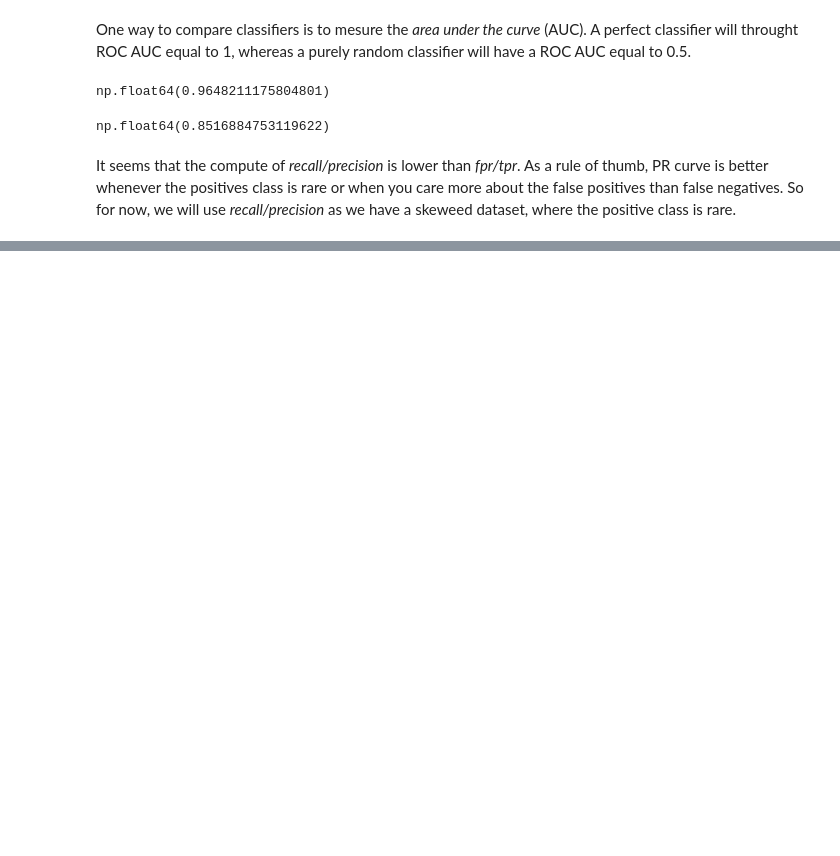
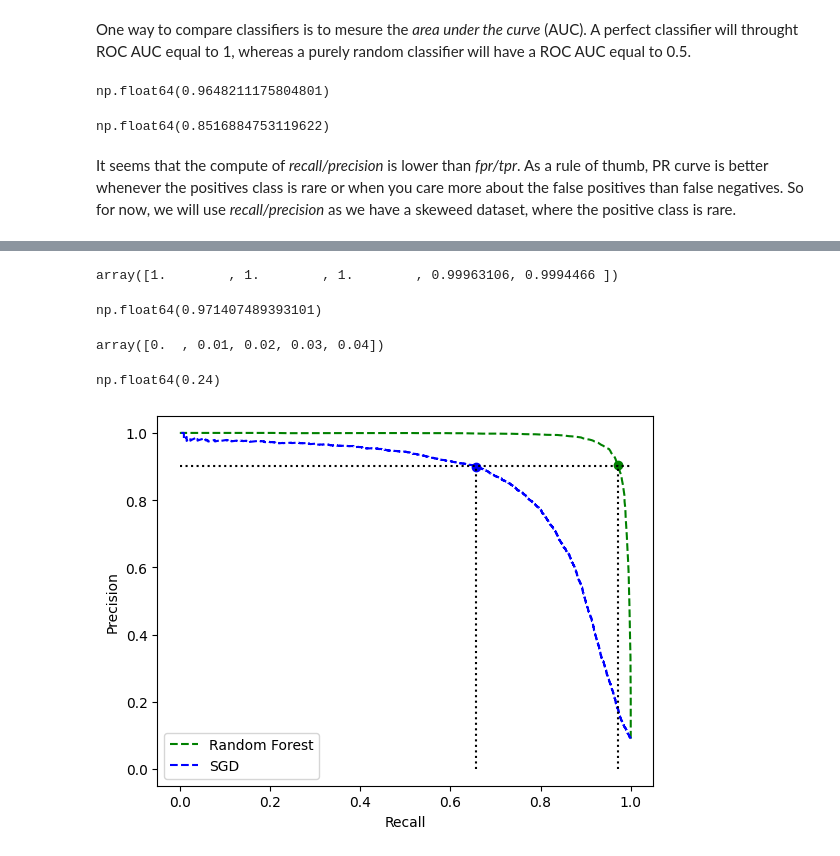
Before and after one commit to wilberquito/ML, a Jupyter notebook: classification/mnist-is5/mnist-is5.ipynb, the cells around one changed output, grey strips where cells are left out. Cells and saved outputs as stored; diff of their text form; code cells hidden in the pictures; blank space fills up the shorter version.

```diff
--- a/classification/mnist-is5/mnist-is5.ipynb
+++ b/classification/mnist-is5/mnist-is5.ipynb
@@ -452,0 +480,3 @@ It seems that the compute of *recall/precision* is lower than *fpr/tpr*. As a ru
+# %%
+idx_precision_90_sgd = (precisions_sgd >= 0.9).argmax()
+idx_precision_90_sgd
@@ -452,0 +527,3 @@ It seems that the compute of *recall/precision* is lower than *fpr/tpr*. As a ru
+# %%
+y_scores_forest = y_probas_forest[:, 1]
+y_scores_forest
@@ -452,0 +532,6 @@ It seems that the compute of *recall/precision* is lower than *fpr/tpr*. As a ru
+# %%
+from sklearn.metrics import precision_recall_curve
+
+precisions_forest, recalls_forest, thresholds_forest = precision_recall_curve(
+    y_train_5, y_scores_forest
+)
@@ -452,0 +542,3 @@ It seems that the compute of *recall/precision* is lower than *fpr/tpr*. As a ru
+# %%
+idx_precision_90_forest = (precisions_forest >= 0.9).argmax()
+idx_precision_90_forest
@@ -452,0 +547,64 @@ It seems that the compute of *recall/precision* is lower than *fpr/tpr*. As a ru
+# %%
+recalls_forest[:5]
+# %% [output]
+array([1.        , 1.        , 1.        , 0.99963106, 0.9994466 ])
+# %%
+recalls_forest[idx_precision_90_forest]
+# %% [output]
+np.float64(0.971407489393101)
+# %%
+thresholds_forest[:5]
+# %% [output]
+array([0.  , 0.01, 0.02, 0.03, 0.04])
+# %%
+thresholds_forest[idx_precision_90_forest]
+# %% [output]
+np.float64(0.24)
+# %%
+import matplotlib.pyplot as plt
+import numpy as np
+
+plt.plot(recalls_forest, precisions_forest, "g--", label="Random Forest")
+plt.plot(recalls_sgd, precisions_sgd, "b--", label="SGD")
+plt.hlines(
+    np.mean(
+        [
+            precisions_sgd[idx_precision_90_sgd],
+            precisions_forest[idx_precision_90_forest],
+        ]
+    ),
+    0,
+    1,
+    "k",
+    "dotted",
+)
+plt.vlines(
+    recalls_sgd[idx_precision_90_sgd],
+    0,
+    precisions_sgd[idx_precision_90_sgd],
+    "k",
+    "dotted",
+)
+plt.vlines(
+    recalls_forest[idx_precision_90_forest],
+    0,
+    precisions_forest[idx_precision_90_forest],
+    "k",
+    "dotted",
+)
+plt.scatter(
+    recalls_sgd[idx_precision_90_sgd], precisions_sgd[idx_precision_90_sgd], c="b"
+)
+plt.scatter(
+    recalls_forest[idx_precision_90_forest],
+    precisions_forest[idx_precision_90_forest],
+    c="g",
+)
+
+plt.xlabel("Recall")
+plt.ylabel("Precision")
+
+plt.legend()
+plt.show()
+# %% [output]
+[figure, added]
```
Also changed, not shown: parts of 23 cells of this notebook.
